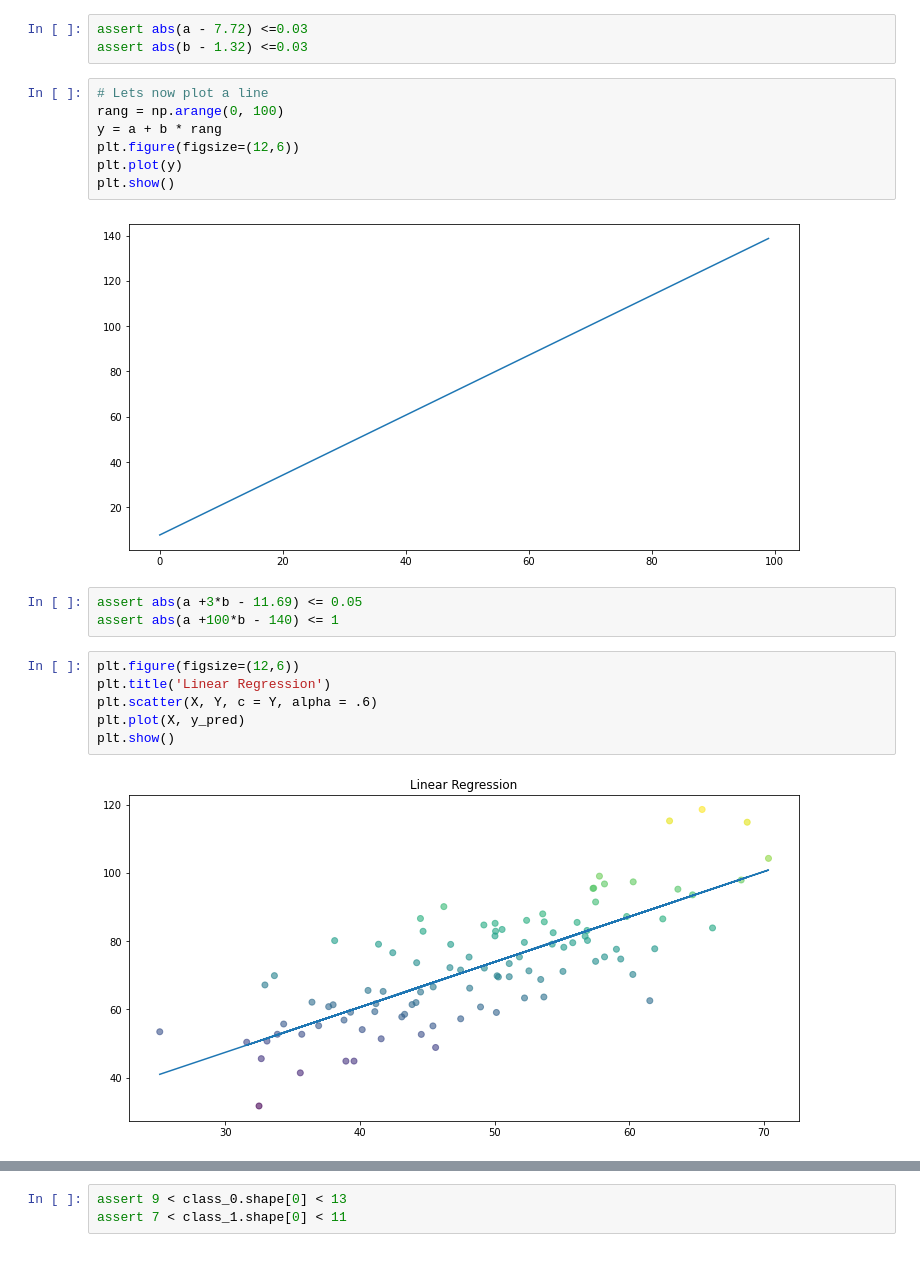
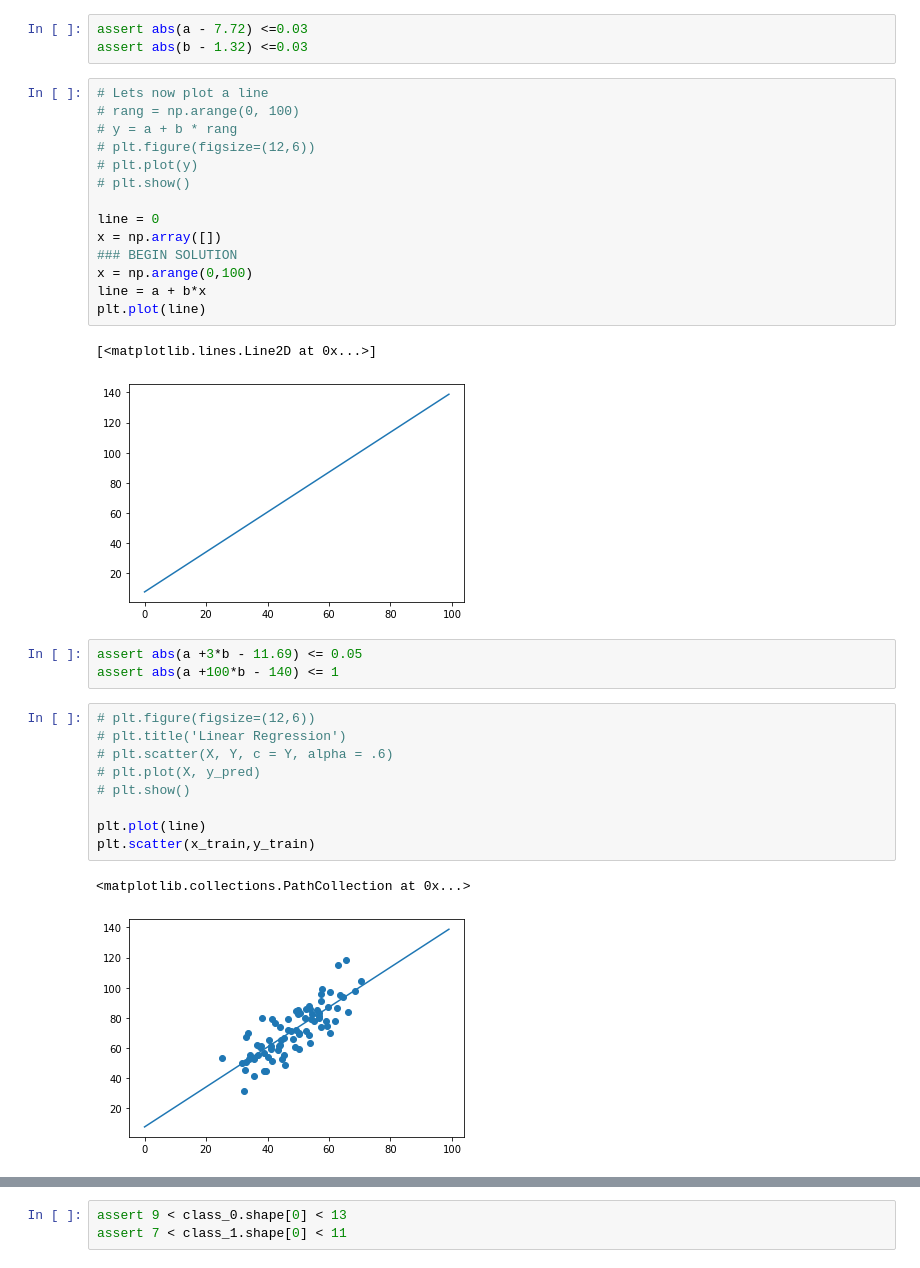
Before and after one commit to wojtekgradzinski/AISpring21, a Jupyter notebook: M3_Machine_Learning/D2 - Linear Regression/07ml2.ipynb, the cells around one changed output, grey strips where cells are left out. Saved outputs shown, nothing was run; the diff lists cells and outputs as text.

```diff
--- a/M3_Machine_Learning/D2 - Linear Regression/07ml2.ipynb
+++ b/M3_Machine_Learning/D2 - Linear Regression/07ml2.ipynb
@@ -105,24 +105,36 @@ assert abs(a - 7.72) <=0.03
 assert abs(b - 1.32) <=0.03
 # %%
 # Lets now plot a line
-rang = np.arange(0, 100)
-y = a + b * rang
-plt.figure(figsize=(12,6))
-plt.plot(y)
-plt.show()
+# rang = np.arange(0, 100)
+# y = a + b * rang
+# plt.figure(figsize=(12,6))
+# plt.plot(y)
+# plt.show()
+
+line = 0
+x = np.array([])
+### BEGIN SOLUTION
+x = np.arange(0,100)
+line = a + b*x
+plt.plot(line)
 # %% [output]
+[<matplotlib.lines.Line2D at 0x...>]
-[figure, old version]
+[figure, new version]
 # %%
 assert abs(a +3*b - 11.69) <= 0.05
 assert abs(a +100*b - 140) <= 1
 # %%
-plt.figure(figsize=(12,6))
-plt.title('Linear Regression')
-plt.scatter(X, Y, c = Y, alpha = .6)
-plt.plot(X, y_pred)
-plt.show()
+# plt.figure(figsize=(12,6))
+# plt.title('Linear Regression')
+# plt.scatter(X, Y, c = Y, alpha = .6)
+# plt.plot(X, y_pred)
+# plt.show()
+
+plt.plot(line)
+plt.scatter(x_train,y_train)
 # %% [output]
+<matplotlib.collections.PathCollection at 0x...>
-[figure, old version]
+[figure, new version]
 # %%
 #Classify your test data in to classes
 #if the Y value for a certain X is lower than the line then the class is 0
```
Also changed, not shown: parts of 1 cell of this notebook.
